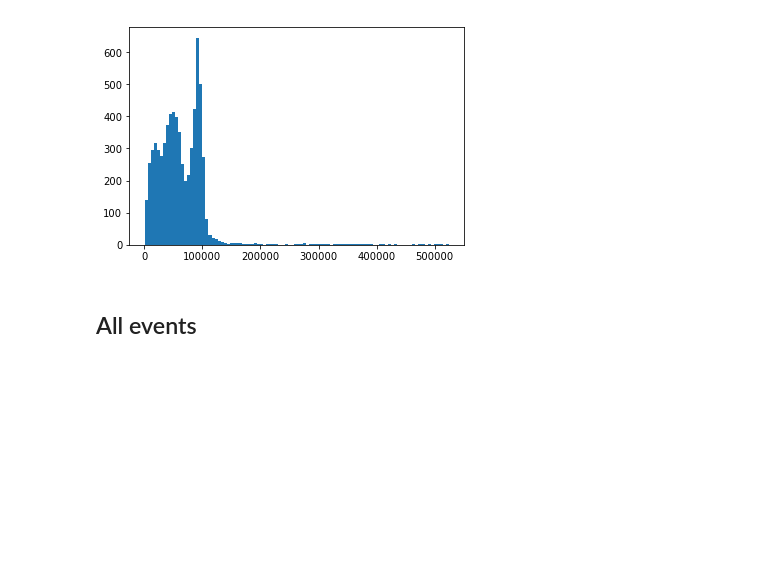
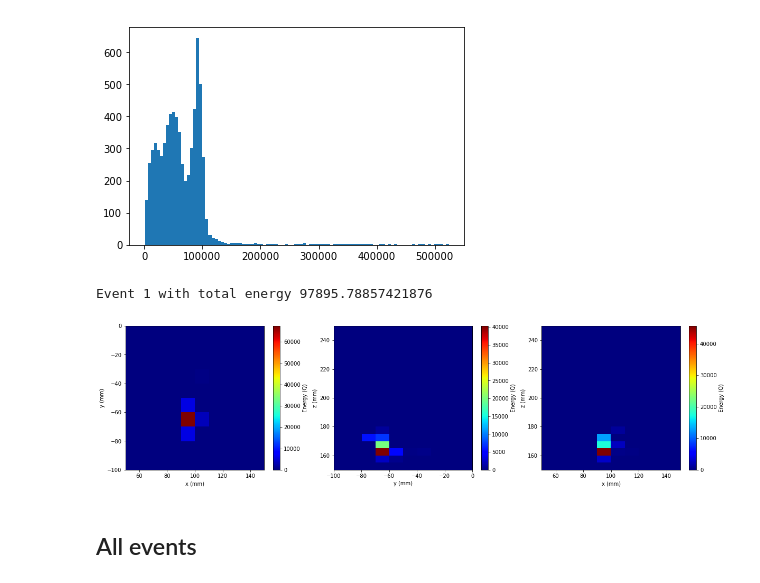
Before and after one commit to paolafer/ICARO, a Jupyter notebook: invisible_cities/utils/penthesilea_test.ipynb, the cells around one changed output. Cells and saved outputs as stored; diff of their text form; code cells hidden in the pictures; blank space fills up the shorter version.

```diff
--- a/invisible_cities/utils/penthesilea_test.ipynb
+++ b/invisible_cities/utils/penthesilea_test.ipynb
@@ -71,8 +72,8 @@ Read in 6933 events
 # %% [markdown]
 # Paolina analysis
 # %%
-vol_min = np.array([-250, -250, -100],dtype=np.int16)  # volume minimum (x,y,z)
-vol_max = np.array([250, 250, 800],dtype=np.int16)  # volume maximum (x,y,z)
+vol_min = np.array([50, -100, 150],dtype=np.int16)  # volume minimum (x,y,z)
+vol_max = np.array([150, 0, 250],dtype=np.int16)  # volume maximum (x,y,z)
 vox_size = np.array([10, 10, 5],dtype=np.int16)    # voxel size
 blob_radius = 15.                    # blob radius in mm
 Ecut_low = 80000
@@ -109,7 +110,8 @@ plt.hist(e_spec,bins=100)
 [figure]
 # %%
 # perform the Paolina analysis for a single event
-ee = 3768
+ee = 1
+#[  1   2   4   5   7   8   9  17  18  21  28  29  30  31  33  34  40  42 46  50  55  56  57  62  63  65  66  68  71  82  85  89  93  99 105 106 112 115 116 117]
 hitc = hc_evt[ee]
 evt_E = sum([hh.E for hh in hitc])
 print("Event {0} with total energy {1}".format(ee,evt_E))
@@ -139,33 +141,36 @@ vtrk_min = np.array([np.min(varr_x),np.min(varr_y),np.min(varr_z)])
 
 # create the x-y projection
 ax1 = fig.add_subplot(131);
 hxy, xxy, yxy = np.histogram2d(varr_y, varr_x, weights=varr_c, normed=False, bins=(1.0*(vol_max[1]-vol_min[1])/vox_size[1], 1.0*(vol_max[0]-vol_min[0])/vox_size[0]), range=[[vol_min[1],vol_max[1]],[vol_min[0],vol_max[0]]])
 extent1 = [yxy[0], yxy[-1], xxy[0], xxy[-1]]
 sp1 = ax1.imshow(hxy, extent=extent1, interpolation='none', aspect='auto', origin='lower', cmap='jet')
 ax1.set_xlabel("x (mm)")
 ax1.set_ylabel("y (mm)")
 cbp1 = plt.colorbar(sp1)
 cbp1.set_label('Energy (Q)')
 
 # Create the y-z projection.
 ax2 = fig.add_subplot(132);
 hyz, xyz, yyz = np.histogram2d(varr_z, varr_y, weights=varr_c, normed=False, bins=(1.0*(vol_max[2]-vol_min[2])/vox_size[2], 1.0*(vol_max[1]-vol_min[1])/vox_size[1]), range=[[vol_min[2],vol_max[2]],[vol_min[1],vol_max[1]]])
 extent2 = [yyz[0], yyz[-1], xyz[0], xyz[-1]]
 sp2 = ax2.imshow(hyz, extent=extent2, interpolation='none', aspect='auto', origin='lower', cmap='jet')
 ax2.set_xlabel("y (mm)")
 ax2.set_ylabel("z (mm)")
 cbp2 = plt.colorbar(sp2);
 cbp2.set_label('Energy (Q)');
 
 # Create the x-z projection.
 ax3 = fig.add_subplot(133);
 hxz, xxz, yxz = np.histogram2d(varr_z, varr_x, weights=varr_c, normed=False, bins=(1.0*(vol_max[2]-vol_min[2])/vox_size[2], 1.0*(vol_max[0]-vol_min[0])/vox_size[0]), range=[[vol_min[2],vol_max[2]],[vol_min[0],vol_max[0]]])
 extent3 = [yxz[0], yxz[-1], xxz[0], xxz[-1]]
 sp3 = ax3.imshow(hxz, extent=extent3, interpolation='none', aspect='auto', origin='lower', cmap='jet')
 ax3.set_xlabel("x (mm)")
 ax3.set_ylabel("z (mm)")
 cbp3 = plt.colorbar(sp3);
 cbp3.set_label('Energy (Q)');
+# %% [output]
+Event 1 with total energy 97895.78857421876
+[figure, added]
 # %% [markdown]
 ## All events
 # %%
```
Also changed, not shown: parts of 3 cells of this notebook.
